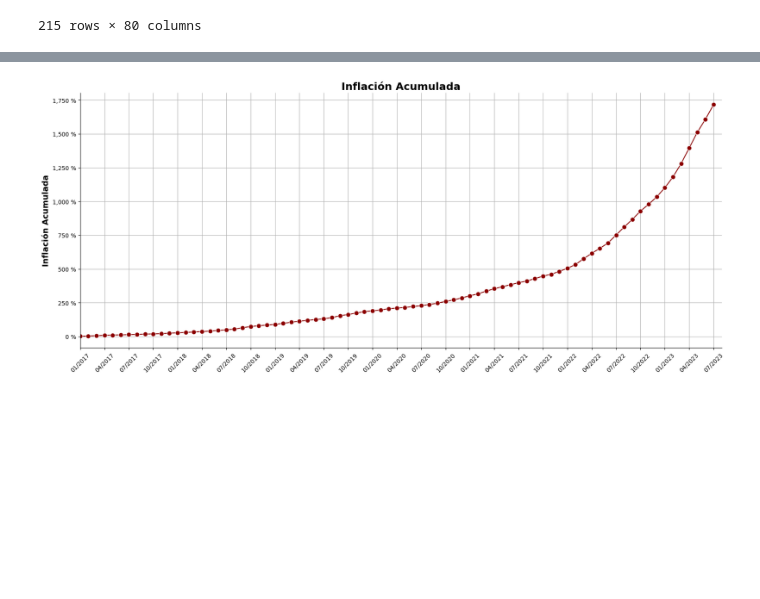
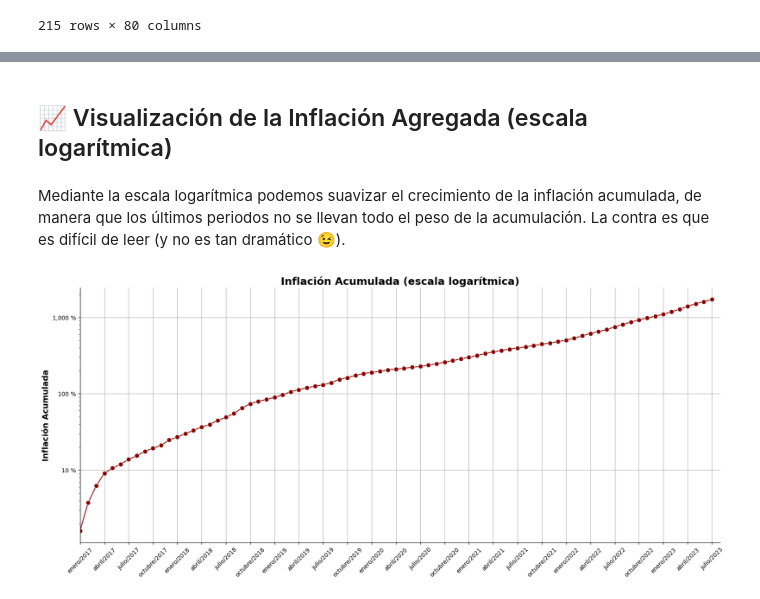
Before and after one commit to mauroemartinez/Inflation, a Jupyter notebook: Inflación.ipynb, the cells around one changed output, grey strips where cells are left out. Saved outputs shown, nothing was run; the diff lists cells and outputs as text; code cells hidden in the pictures; blank space fills up the shorter version.

Commit message:
Add files via upload
Cosmetic corrections.
Added markdown titles,
Added source.
Added simple explainations by markdown.

```diff
--- a/Inflación.ipynb
+++ b/Inflación.ipynb
@@ -39,7 +45,7 @@ inflation = inflation.dropna()
 inflation = inflation.iloc[:,1:]
 #Convertimos la primer fila a mm/yyyy
 locale.setlocale(locale.LC_TIME, 'es_ES.utf8')
-inflation.iloc[0] = pd.to_datetime(inflation.iloc[0]).dt.strftime('%m/%Y')
+inflation.iloc[0] = pd.to_datetime(inflation.iloc[0]).dt.strftime('%B/%Y')
 #Evitamos que el índice se vaya a llamar según la primer columna
 inflation = inflation.reset_index(drop=True)
 #Primera fila como encabezados
@@ -145,39 +198,40 @@ inflation
+# %% [markdown]
+## 📈 Visualización de la Inflación Agregada (escala logarítmica)
+# %% [markdown]
+Mediante la escala logarítmica podemos suavizar el crecimiento de la inflación acumulada, de manera que los últimos periodos no se llevan todo el peso de la acumulación. La contra es que es difícil de leer (y no es tan dramático 😉).
 # %%
-#Gráfico inflación mensual ACUMULADA
-cantidad_filas = inflation.shape[0]
-
+#Gráfico inflación mensual ACUMULADA logarítmica
 plt.figure(figsize=(20, 8))
 sns.lineplot(
     x="Fecha",
     y="Inflación Agregada",
     data=inflation,
     color="darkred",
     marker='o',
     markersize=8,
-    label="Inflación Agregada",
     legend=False
-)
+).set_yscale("log")
 
 # Configurar los ticks del eje X para mostrar cada 3 meses
 plt.xticks(range(0, cantidad_filas, 3), rotation=45)
 plt.xlim(0, cantidad_filas - 1)
 
 
-plt.title("Inflación Acumulada",
+plt.title("Inflación Acumulada (escala logarítmica)",
          fontweight="bold",
          fontsize=18)
 plt.ylabel("Inflación Acumulada",
           fontweight="bold",
           fontsize=14)
 
 plt.gca().yaxis.set_major_formatter(FuncFormatter("{:,.0f} %".format))
 
 
 plt.xlim(0, cantidad_filas)
 plt.xlabel("")
 
 plt.grid(True)
 sns.despine()
 plt.show()
 # %% [output]
-[figure, old version]
+[figure, new version]
```
Also changed, not shown: parts of 15 cells of this notebook.
